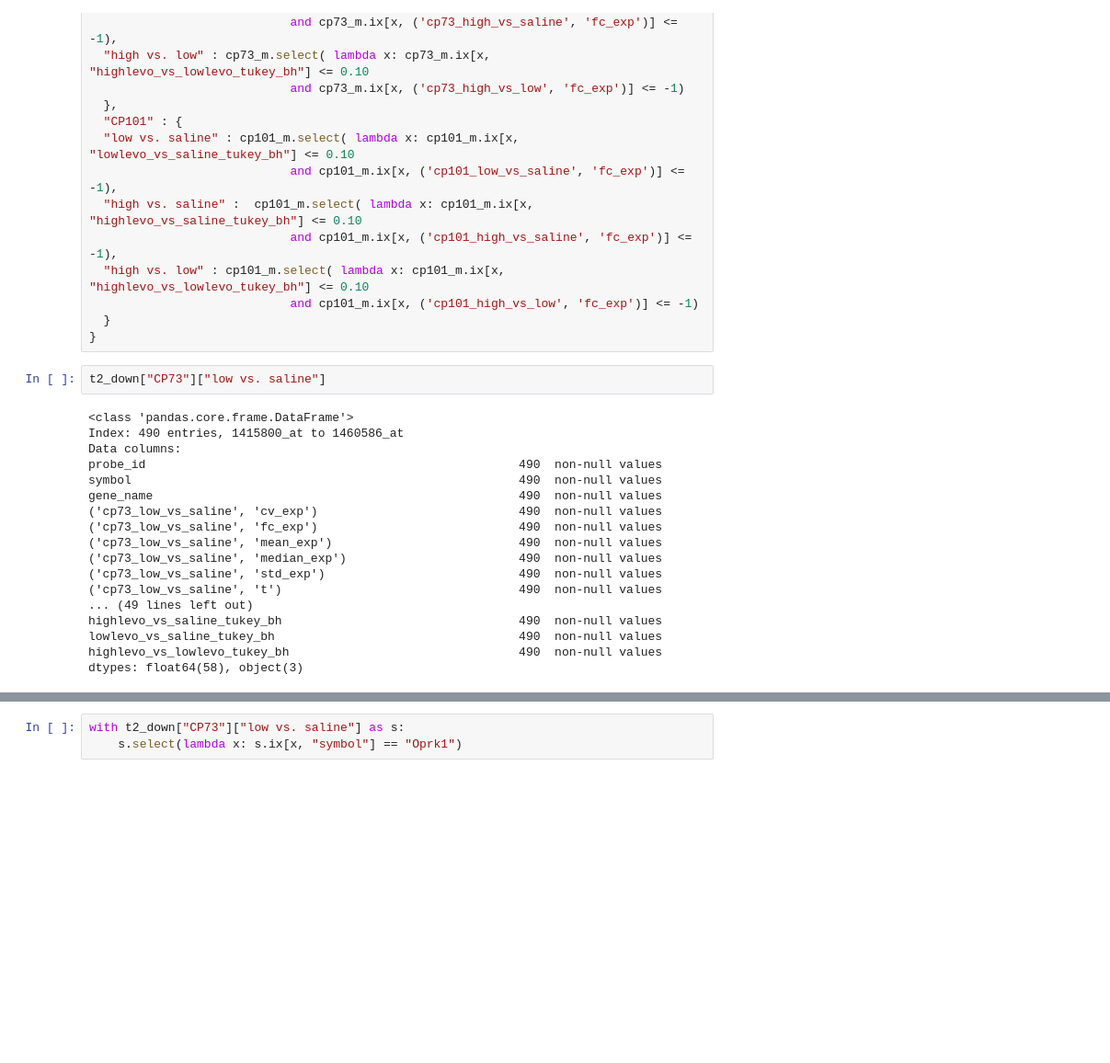
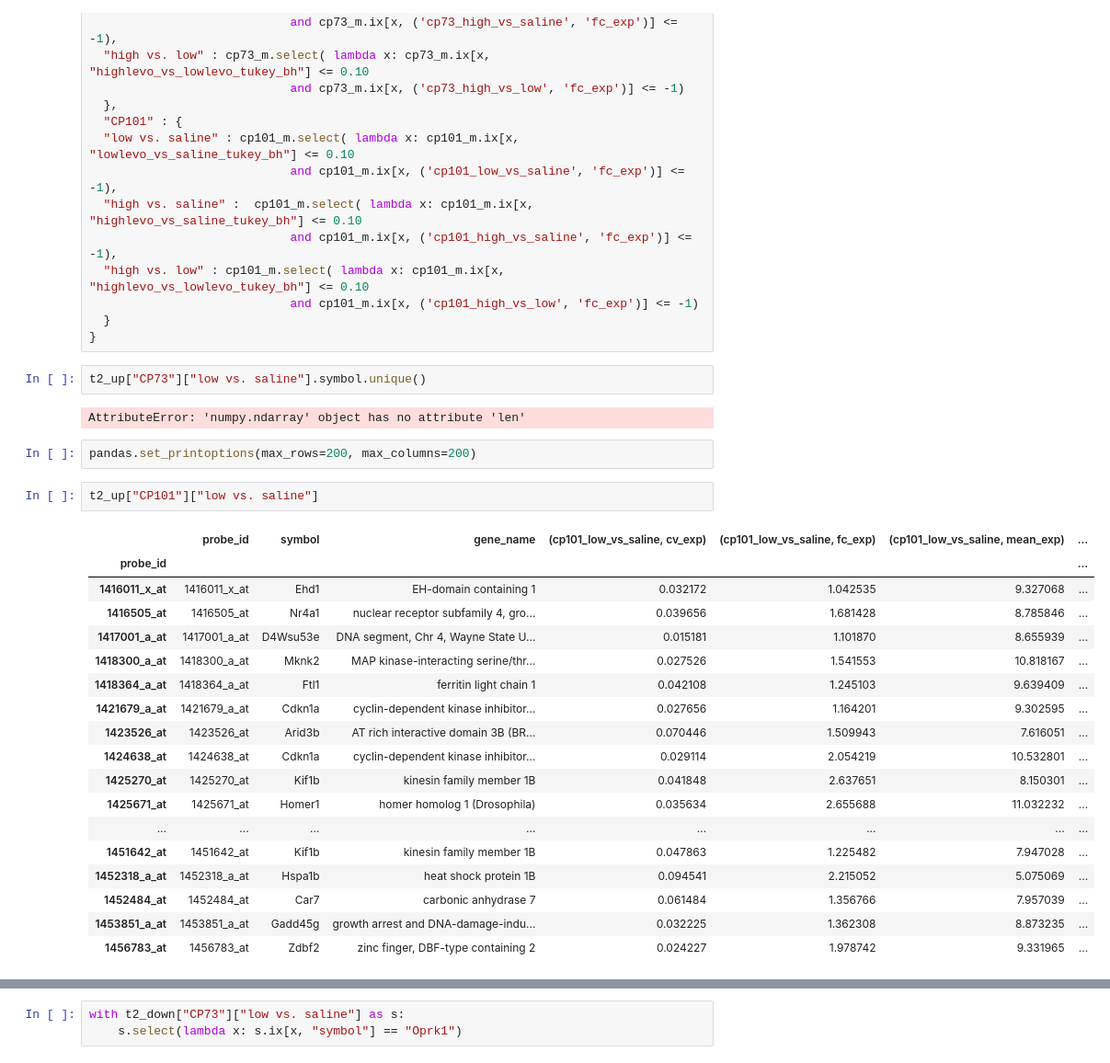
Before and after one commit to aheilbut/pdmouse, a Jupyter notebook: py/PDfilters.ipynb, the cells around one changed output, grey strips where cells are left out. Shown at 92% size. Drawn from its saved outputs; the diff is of its cells as text; blank space fills up the shorter version.

```diff
--- a/py/PDfilters.ipynb
+++ b/py/PDfilters.ipynb
@@ -1474,22 +1279,29 @@ t2_down = {
   }
 }
 # %%
-t2_down["CP73"]["low vs. saline"]
+t2_up["CP73"]["low vs. saline"].symbol.unique()
 # %% [output]
-<class 'pandas.core.frame.DataFrame'>
-Index: 490 entries, 1415800_at to 1460586_at
-Data columns:
-probe_id                                                    490  non-null values
-symbol                                                      490  non-null values
-gene_name                                                   490  non-null values
-('cp73_low_vs_saline', 'cv_exp')                            490  non-null values
-('cp73_low_vs_saline', 'fc_exp')                            490  non-null values
-('cp73_low_vs_saline', 'mean_exp')                          490  non-null values
-('cp73_low_vs_saline', 'median_exp')                        490  non-null values
-('cp73_low_vs_saline', 'std_exp')                           490  non-null values
-('cp73_low_vs_saline', 't')                                 490  non-null values
-... (49 lines left out)
-highlevo_vs_saline_tukey_bh                                 490  non-null values
-lowlevo_vs_saline_tukey_bh                                  490  non-null values
-highlevo_vs_lowlevo_tukey_bh                                490  non-null values
-dtypes: float64(58), object(3)
+AttributeError: 'numpy.ndarray' object has no attribute 'len'
+# %%
+pandas.set_printoptions(max_rows=200, max_columns=200)
+# %%
+t2_up["CP101"]["low vs. saline"]
+# %% [output]
+|  | probe_id | symbol | gene_name | (cp101_low_vs_saline, cv_exp) | (cp101_low_vs_saline, fc_exp) | (cp101_low_vs_saline, mean_exp) | ... |
+| probe_id |  |  |  |  |  |  | ... |
+| 1416011_x_at | 1416011_x_at | Ehd1 | EH-domain containing 1 | 0.032172 | 1.042535 | 9.327068 | ... |
+| 1416505_at | 1416505_at | Nr4a1 | nuclear receptor subfamily 4, gro... | 0.039656 | 1.681428 | 8.785846 | ... |
+| 1417001_a_at | 1417001_a_at | D4Wsu53e | DNA segment, Chr 4, Wayne State U... | 0.015181 | 1.101870 | 8.655939 | ... |
+| 1418300_a_at | 1418300_a_at | Mknk2 | MAP kinase-interacting serine/thr... | 0.027526 | 1.541553 | 10.818167 | ... |
+| 1418364_a_at | 1418364_a_at | Ftl1 | ferritin light chain 1 | 0.042108 | 1.245103 | 9.639409 | ... |
+| 1421679_a_at | 1421679_a_at | Cdkn1a | cyclin-dependent kinase inhibitor... | 0.027656 | 1.164201 | 9.302595 | ... |
+| 1423526_at | 1423526_at | Arid3b | AT rich interactive domain 3B (BR... | 0.070446 | 1.509943 | 7.616051 | ... |
+| 1424638_at | 1424638_at | Cdkn1a | cyclin-dependent kinase inhibitor... | 0.029114 | 2.054219 | 10.532801 | ... |
+| 1425270_at | 1425270_at | Kif1b | kinesin family member 1B | 0.041848 | 2.637651 | 8.150301 | ... |
+| 1425671_at | 1425671_at | Homer1 | homer homolog 1 (Drosophila) | 0.035634 | 2.655688 | 11.032232 | ... |
+| ... | ... | ... | ... | ... | ... | ... | ... |
+| 1451642_at | 1451642_at | Kif1b | kinesin family member 1B | 0.047863 | 1.225482 | 7.947028 | ... |
+| 1452318_a_at | 1452318_a_at | Hspa1b | heat shock protein 1B | 0.094541 | 2.215052 | 5.075069 | ... |
+| 1452484_at | 1452484_at | Car7 | carbonic anhydrase 7 | 0.061484 | 1.356766 | 7.957039 | ... |
+| 1453851_a_at | 1453851_a_at | Gadd45g | growth arrest and DNA-damage-indu... | 0.032225 | 1.362308 | 8.873235 | ... |
+| 1456783_at | 1456783_at | Zdbf2 | zinc finger, DBF-type containing 2 | 0.024227 | 1.978742 | 9.331965 | ... |
```
Also changed, not shown: parts of 41 cells of this notebook, 2 other files.
